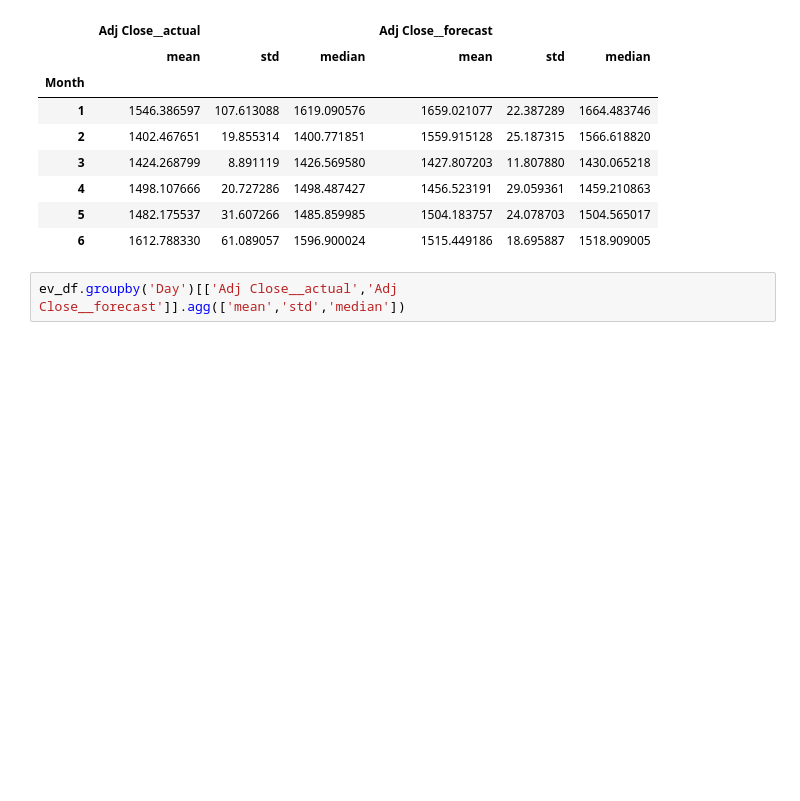
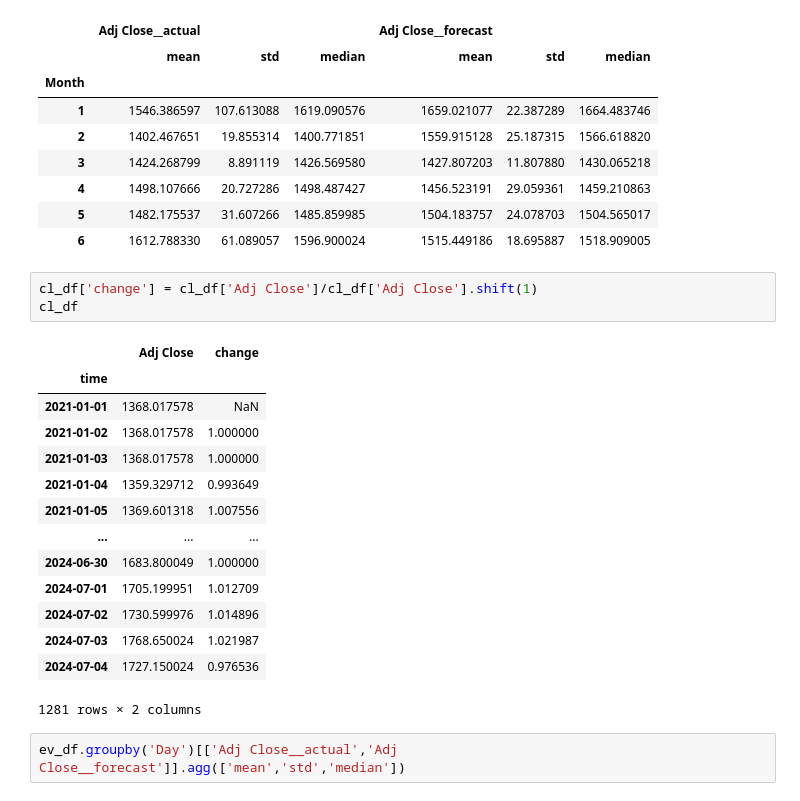
Before and after one commit to Prithwijit22/HDFC_HTML, a Jupyter notebook: HDFC_MF.ipynb, the cells around one changed output. Cells and saved outputs as stored; diff of their text form; blank space fills up the shorter version.

```diff
--- a/HDFC_MF.ipynb
+++ b/HDFC_MF.ipynb
@@ -273,6 +297,24 @@ ev_df.groupby('Month')[['Adj Close__actual','Adj Close__forecast']].agg(['mean',
 | 4 | 1498.107666 | 20.727286 | 1498.487427 | 1456.523191 | 29.059361 | 1459.210863 |
 | 5 | 1482.175537 | 31.607266 | 1485.859985 | 1504.183757 | 24.078703 | 1504.565017 |
 | 6 | 1612.788330 | 61.089057 | 1596.900024 | 1515.449186 | 18.695887 | 1518.909005 |
+# %%
+cl_df['change'] = cl_df['Adj Close']/cl_df['Adj Close'].shift(1)
+cl_df
+# %% [output]
+|  | Adj Close | change |
+| time |  |  |
+| 2021-01-01 | 1368.017578 | NaN |
+| 2021-01-02 | 1368.017578 | 1.000000 |
+| 2021-01-03 | 1368.017578 | 1.000000 |
+| 2021-01-04 | 1359.329712 | 0.993649 |
+| 2021-01-05 | 1369.601318 | 1.007556 |
+| ... | ... | ... |
+| 2024-06-30 | 1683.800049 | 1.000000 |
+| 2024-07-01 | 1705.199951 | 1.012709 |
+| 2024-07-02 | 1730.599976 | 1.014896 |
+| 2024-07-03 | 1768.650024 | 1.021987 |
+| 2024-07-04 | 1727.150024 | 0.976536 |
+1281 rows × 2 columns
 # %%
 ev_df.groupby('Day')[['Adj Close__actual','Adj Close__forecast']].agg(['mean','std','median'])
 # %% [output]
```
Also changed, not shown: parts of 11 cells of this notebook, 4 other files.
